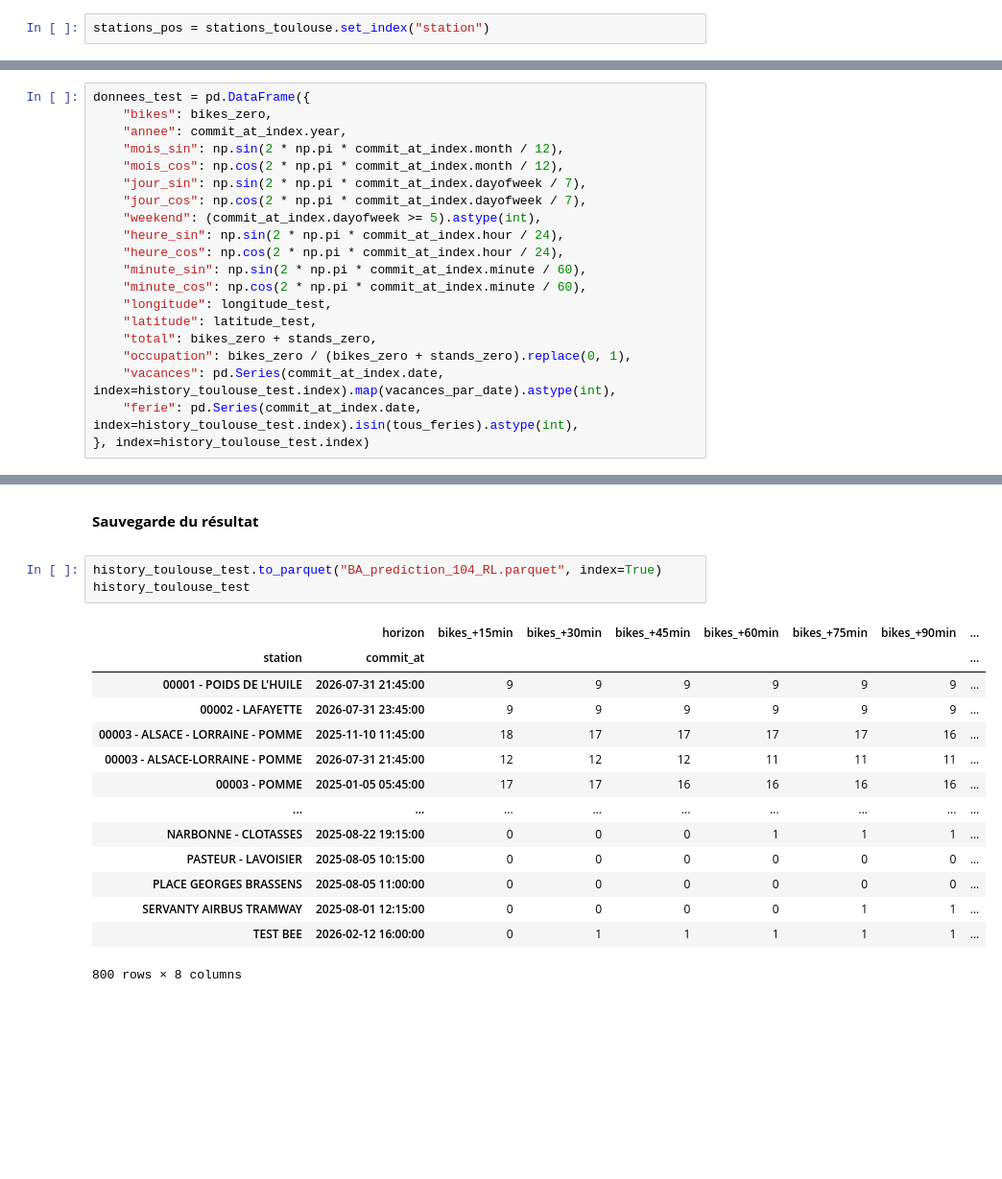
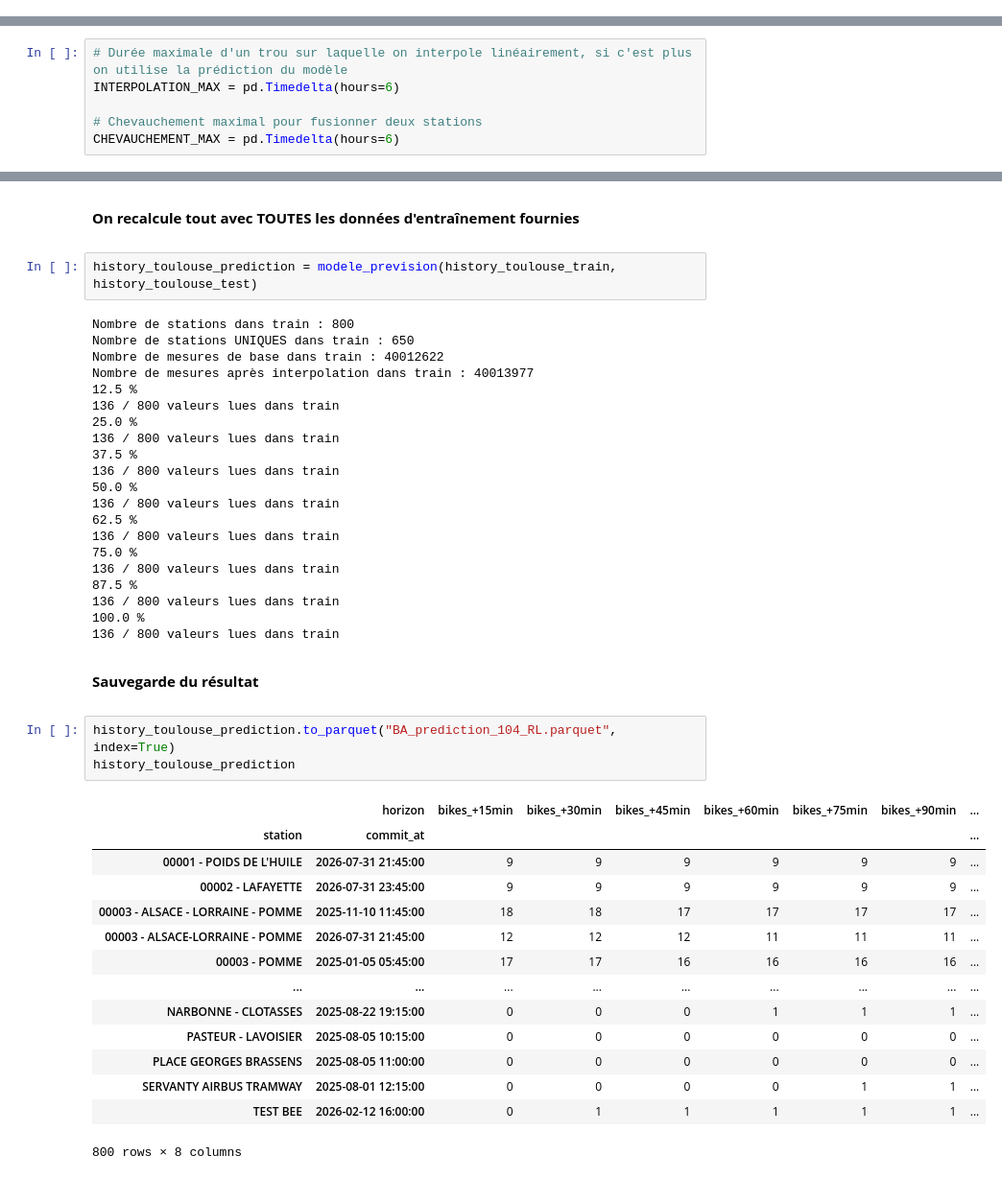
Before and after one commit to Baptou-33/ProjetOSIA_L2, a Jupyter notebook: 104_RegressionLineaire.ipynb, the cells around one changed output, grey strips where cells are left out. Shown at 96% size. Cells and saved outputs as stored; diff of their text form; blank space fills up the shorter version.

```diff
--- a/104_RegressionLineaire.ipynb
+++ b/104_RegressionLineaire.ipynb
@@ -138,2 +0,0 @@ On définit la colonne "station" comme étant l'indexe
-# %%
-stations_pos = stations_toulouse.set_index("station")
@@ -148,20 +0,0 @@ Il faut qu'il y ait les mêmes données que celles utilisées pour l'entrainemen
-# %%
-donnees_test = pd.DataFrame({
-    "bikes": bikes_zero,
-    "annee": commit_at_index.year,
-    "mois_sin": np.sin(2 * np.pi * commit_at_index.month / 12),
-    "mois_cos": np.cos(2 * np.pi * commit_at_index.month / 12),
-    "jour_sin": np.sin(2 * np.pi * commit_at_index.dayofweek / 7),
-    "jour_cos": np.cos(2 * np.pi * commit_at_index.dayofweek / 7),
-    "weekend": (commit_at_index.dayofweek >= 5).astype(int),
-    "heure_sin": np.sin(2 * np.pi * commit_at_index.hour / 24),
-    "heure_cos": np.cos(2 * np.pi * commit_at_index.hour / 24),
-    "minute_sin": np.sin(2 * np.pi * commit_at_index.minute / 60),
-    "minute_cos": np.cos(2 * np.pi * commit_at_index.minute / 60),
-    "longitude": longitude_test,
-    "latitude": latitude_test,
-    "total": bikes_zero + stands_zero,
-    "occupation": bikes_zero / (bikes_zero + stands_zero).replace(0, 1),
-    "vacances": pd.Series(commit_at_index.date, index=history_toulouse_test.index).map(vacances_par_date).astype(int),
-    "ferie": pd.Series(commit_at_index.date, index=history_toulouse_test.index).isin(tous_feries).astype(int),
-}, index=history_toulouse_test.index)
@@ -239,0 +20,6 @@ bikes_+120min — RMSE sur train : 3.0094
+# %%
+# Durée maximale d'un trou sur laquelle on interpole linéairement, si c'est plus on utilise la prédiction du modèle
+INTERPOLATION_MAX = pd.Timedelta(hours=6)
+
+# Chevauchement maximal pour fusionner deux stations
+CHEVAUCHEMENT_MAX = pd.Timedelta(hours=6)
@@ -240,16 +372,43 @@ bikes_+120min — RMSE sur train : 3.0094
+# %% [markdown]
+<div style="font-size: 1em; font-weight: bold; margin-top: 0.67em; margin-bottom: 0.67em;">
+On recalcule tout avec TOUTES les données d'entraînement fournies
+</div>
+# %%
+history_toulouse_prediction = modele_prevision(history_toulouse_train, history_toulouse_test)
+# %% [output]
+Nombre de stations dans train : 800
+Nombre de stations UNIQUES dans train : 650
+Nombre de mesures de base dans train : 40012622
+Nombre de mesures après interpolation dans train : 40013977
+12.5 %
+136 / 800 valeurs lues dans train
+25.0 %
+136 / 800 valeurs lues dans train
+37.5 %
+136 / 800 valeurs lues dans train
+50.0 %
+136 / 800 valeurs lues dans train
+62.5 %
+136 / 800 valeurs lues dans train
+75.0 %
+136 / 800 valeurs lues dans train
+87.5 %
+136 / 800 valeurs lues dans train
+100.0 %
+136 / 800 valeurs lues dans train
 # %% [markdown]
 <div style="font-size: 1em; font-weight: bold; margin-top: 0.67em; margin-bottom: 0.67em;">
 Sauvegarde du résultat
 </div>
 # %%
-history_toulouse_test.to_parquet("BA_prediction_104_RL.parquet", index=True)
-history_toulouse_test
+history_toulouse_prediction.to_parquet("BA_prediction_104_RL.parquet", index=True)
+history_toulouse_prediction
 # %% [output]
 |  | horizon | bikes_+15min | bikes_+30min | bikes_+45min | bikes_+60min | bikes_+75min | bikes_+90min | ... |
 | station | commit_at |  |  |  |  |  |  | ... |
 | 00001 - POIDS DE L'HUILE | 2026-07-31 21:45:00 | 9 | 9 | 9 | 9 | 9 | 9 | ... |
 | 00002 - LAFAYETTE | 2026-07-31 23:45:00 | 9 | 9 | 9 | 9 | 9 | 9 | ... |
-| 00003 - ALSACE - LORRAINE - POMME | 2025-11-10 11:45:00 | 18 | 17 | 17 | 17 | 17 | 16 | ... |
+| 00003 - ALSACE - LORRAINE - POMME | 2025-11-10 11:45:00 | 18 | 18 | 17 | 17 | 17 | 17 | ... |
 | 00003 - ALSACE-LORRAINE - POMME | 2026-07-31 21:45:00 | 12 | 12 | 12 | 11 | 11 | 11 | ... |
 | 00003 - POMME | 2025-01-05 05:45:00 | 17 | 17 | 16 | 16 | 16 | 16 | ... |
 | ... | ... | ... | ... | ... | ... | ... | ... | ... |
```
Also changed, not shown: parts of 57 cells of this notebook, 22 other files.
